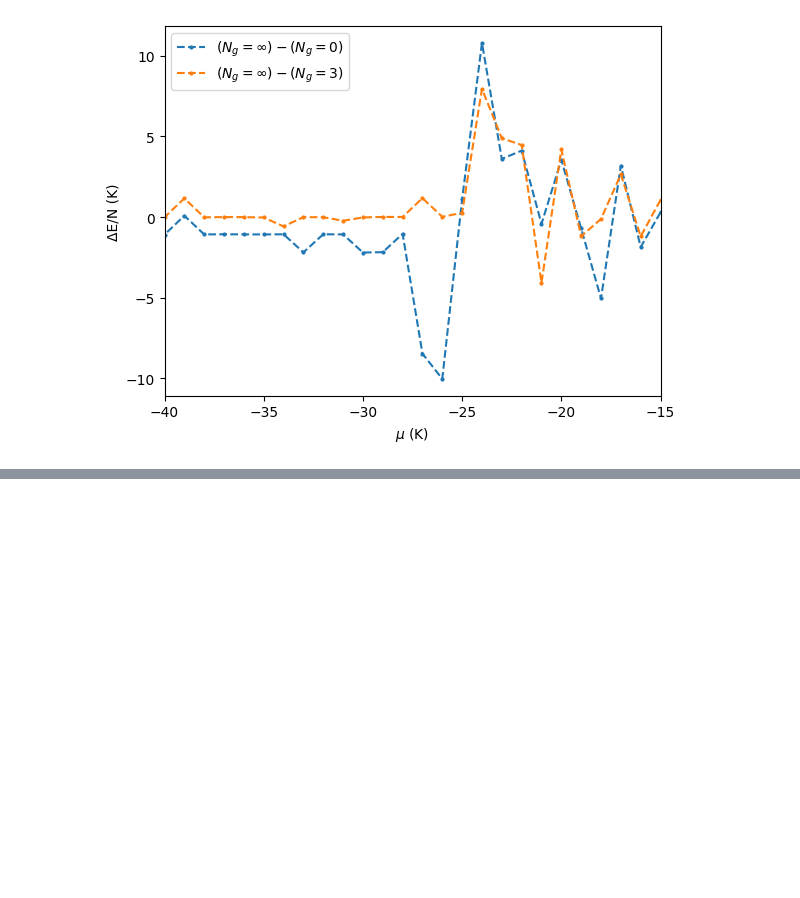
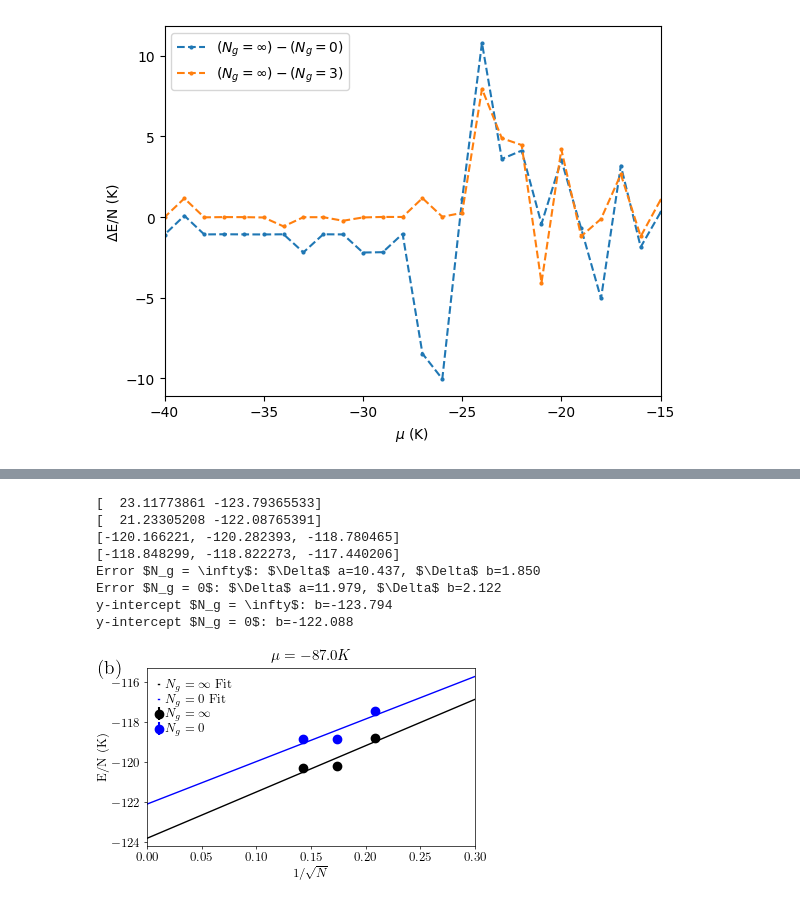
Before and after one commit to CAMM-UTK/papers-code-GrapheneCorrugation, a Jupyter notebook: src/DataAnalysis.ipynb, the cells around one changed output, grey strips where cells are left out. Cells and saved outputs as stored; diff of their text form; code cells hidden in the pictures; blank space fills up the shorter version.

```diff
--- a/src/DataAnalysis.ipynb
+++ b/src/DataAnalysis.ipynb
@@ -833,0 +847,56 @@ Error $N_g = \infty$: $\Delta$ a=9.859, $\Delta$ b=1.747
+# %%
+from scipy.optimize import curve_fit
+plot_style = {'aps':'aps.mplstyle'}
+plt.style.reload_library()
+plt.style.use(plot_style['aps'])
+plt.figure(figsize=(8.5*.49, 5.253*.49))
+def func(x,a,b):
+    return a*x+b
+u_value = -87
+Finite_Size_EN = [Estimator_dict[r'$N_g = T1Mid$'].data['E/N'][np.where(Estimator_dict[r'$N_g = T1Mid$'].data['u'] == u_value)][0],Estimator_dict[r'$N_g = T1Hi$'].data['E/N'][np.where(Estimator_dict[r'$N_g = T1Hi$'].data['u'] == u_value)][0],Estimator_dict[r'$N_g = \infty$'].data['E/N'][np.where(Estimator_dict[r'$N_g = \infty$'].data['u'] == u_value)][0]]
+Finite_Size_ENDelta = [Estimator_dict[r'$N_g = T1Mid$'].data['ΔE/N'][np.where(Estimator_dict[r'$N_g = T1Mid$'].data['u'] == u_value)][0],Estimator_dict[r'$N_g = T1Hi$'].data['ΔE/N'][np.where(Estimator_dict[r'$N_g = T1Hi$'].data['u'] == u_value)][0],Estimator_dict[r'$N_g = \infty$'].data['ΔE/N'][np.where(Estimator_dict[r'$N_g = \infty$'].data['u'] == u_value)][0]]
+Finite_Size_N = [1/Estimator_dict[r'$N_g = T1Mid$'].data['N'][np.where(Estimator_dict[r'$N_g = T1Mid$'].data['u'] == u_value)][0],1/(Estimator_dict[r'$N_g = T1Hi$'].data['N'][np.where(Estimator_dict[r'$N_g = T1Hi$'].data['u'] == u_value)][0]),1/(Estimator_dict[r'$N_g = \infty$'].data['N'][np.where(Estimator_dict[r'$N_g = \infty$'].data['u'] == u_value)][0])]
+Finite_Size_SqrtN = [1/np.sqrt(Estimator_dict[r'$N_g = T1Mid$'].data['N'][np.where(Estimator_dict[r'$N_g = T1Mid$'].data['u'] == u_value)][0]),1/np.sqrt(Estimator_dict[r'$N_g = T1Hi$'].data['N'][np.where(Estimator_dict[r'$N_g = T1Hi$'].data['u'] == u_value)][0]),1/np.sqrt(Estimator_dict[r'$N_g = \infty$'].data['N'][np.where(Estimator_dict[r'$N_g = \infty$'].data['u'] == u_value)][0])]
+
+Finite_Size_EN_No = [Estimator_dict[r'$N_g = MidNo$'].data['E/N'][np.where(Estimator_dict[r'$N_g = MidNo$'].data['u'] == u_value)][0],Estimator_dict[r'$N_g = HiNo$'].data['E/N'][np.where(Estimator_dict[r'$N_g = HiNo$'].data['u'] == u_value)][0],Estimator_dict[r'$N_g = 0$'].data['E/N'][np.where(Estimator_dict[r'$N_g = 0$'].data['u'] == u_value)][0]]
+Finite_Size_ENDelta_No = [Estimator_dict[r'$N_g = MidNo$'].data['ΔE/N'][np.where(Estimator_dict[r'$N_g = MidNo$'].data['u'] == u_value)][0],Estimator_dict[r'$N_g = HiNo$'].data['ΔE/N'][np.where(Estimator_dict[r'$N_g = HiNo$'].data['u'] == u_value)][0],Estimator_dict[r'$N_g = 0$'].data['ΔE/N'][np.where(Estimator_dict[r'$N_g = 0$'].data['u'] == u_value)][0]]
+Finite_Size_N_No = [1/Estimator_dict[r'$N_g = MidNo$'].data['N'][np.where(Estimator_dict[r'$N_g = MidNo$'].data['u'] == u_value)][0],1/(Estimator_dict[r'$N_g = HiNo$'].data['N'][np.where(Estimator_dict[r'$N_g = HiNo$'].data['u'] == u_value)][0]),1/(Estimator_dict[r'$N_g = 0$'].data['N'][np.where(Estimator_dict[r'$N_g = 0$'].data['u'] == u_value)][0])]
+Finite_Size_SqrtN_No = [1/np.sqrt(Estimator_dict[r'$N_g = MidNo$'].data['N'][np.where(Estimator_dict[r'$N_g = MidNo$'].data['u'] == u_value)][0]),1/np.sqrt(Estimator_dict[r'$N_g = HiNo$'].data['N'][np.where(Estimator_dict[r'$N_g = HiNo$'].data['u'] == u_value)][0]),1/np.sqrt(Estimator_dict[r'$N_g = 0$'].data['N'][np.where(Estimator_dict[r'$N_g = 0$'].data['u'] == u_value)][0])]
+plt.errorbar(Finite_Size_SqrtN,Finite_Size_EN,yerr=Finite_Size_ENDelta,fmt='o',color=black_color,label=r'$N_g = \infty$')
+plt.errorbar(Finite_Size_SqrtN_No,Finite_Size_EN_No,yerr=Finite_Size_ENDelta_No,fmt='o',color=blue_color,label=r'$N_g = 0$')
+popt, pcov = curve_fit(func, Finite_Size_SqrtN, Finite_Size_EN)
+popt1, pcov1 = curve_fit(func, Finite_Size_SqrtN_No, Finite_Size_EN_No)
+perr = np.sqrt(np.diag(pcov))
+perr1 = np.sqrt(np.diag(pcov1))
+print(popt)
+print(popt1)
+print(Finite_Size_EN)
+print(Finite_Size_EN_No)
+plt.plot(np.linspace(0, 0.30, 100), func(np.linspace(0, 0.30, 100), *popt), '-',label=r'$N_g = \infty$ Fit',linewidth=1, markersize=2,color=black_color)
+#plt.fill_between(np.linspace(0, 0.25, 100),func(np.linspace(0, 0.25, 100), *popt+perr),func(np.linspace(0, 0.25, 100), *popt-perr),alpha=0.3, label = r'Error: $\Delta$a=%5.3f, $\Delta$b=%5.3f' % tuple(perr))
+print(r'Error $N_g = \infty$: $\Delta$ a=%5.3f, $\Delta$ b=%5.3f' % tuple(perr))
+plt.plot(np.linspace(0, 0.30, 100), func(np.linspace(0, 0.30, 100), *popt1), '-',label=r'$N_g = 0$ Fit',linewidth=1, markersize=2,color = blue_color)
+#plt.fill_between(np.linspace(0, 0.25, 100),func(np.linspace(0, 0.25, 100), *popt1+perr1),func(np.linspace(0, 0.25, 100), *popt1-perr1),alpha=0.1, label = r'Error: $\Delta$a=%5.3f, $\Delta$b=%5.3f' % tuple(perr1))
+print(r'Error $N_g = 0$: $\Delta$ a=%5.3f, $\Delta$ b=%5.3f' % tuple(perr1))
+print(r'y-intercept $N_g = \infty$: b=%5.3f' % func(0, *popt))
+print(r'y-intercept $N_g = 0$: b=%5.3f' % func(0, *popt1))
+plt.xlim(0,.30)
+#plt.ylim(-125,-110)
+plt.xlabel(r"1/$\sqrt{N}$")
+plt.ylabel("E/N (K)")
+plt.title(r"$\mu = %5.1f K$" % u_value)
+plt.legend(loc='upper left')
+plt.text(-0.15, 1.05, "(b)", transform=plt.gca().transAxes, fontsize=14, va='top', ha='left')
+plt.tight_layout()
+plt.savefig('../figures/Fig9.pdf', format='pdf')
+plt.show()
+# %% [output]
+[  23.11773861 -123.79365533]
+[  21.23305208 -122.08765391]
+[-120.166221, -120.282393, -118.780465]
+[-118.848299, -118.822273, -117.440206]
+Error $N_g = \infty$: $\Delta$ a=10.437, $\Delta$ b=1.850
+Error $N_g = 0$: $\Delta$ a=11.979, $\Delta$ b=2.122
+y-intercept $N_g = \infty$: b=-123.794
+y-intercept $N_g = 0$: b=-122.088
+[figure, added]
```
Also changed, not shown: parts of 9 cells of this notebook, 52 other files.
